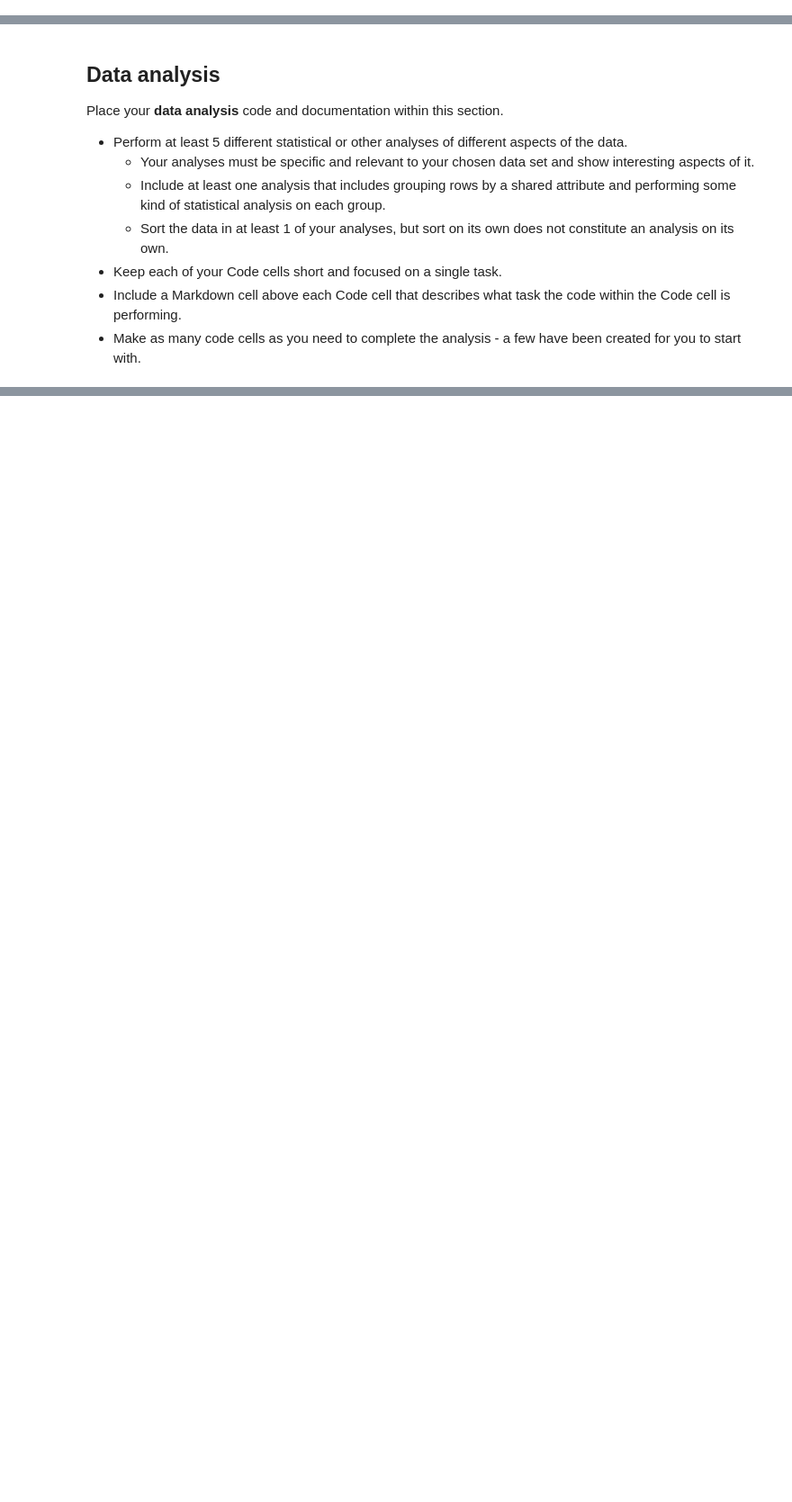
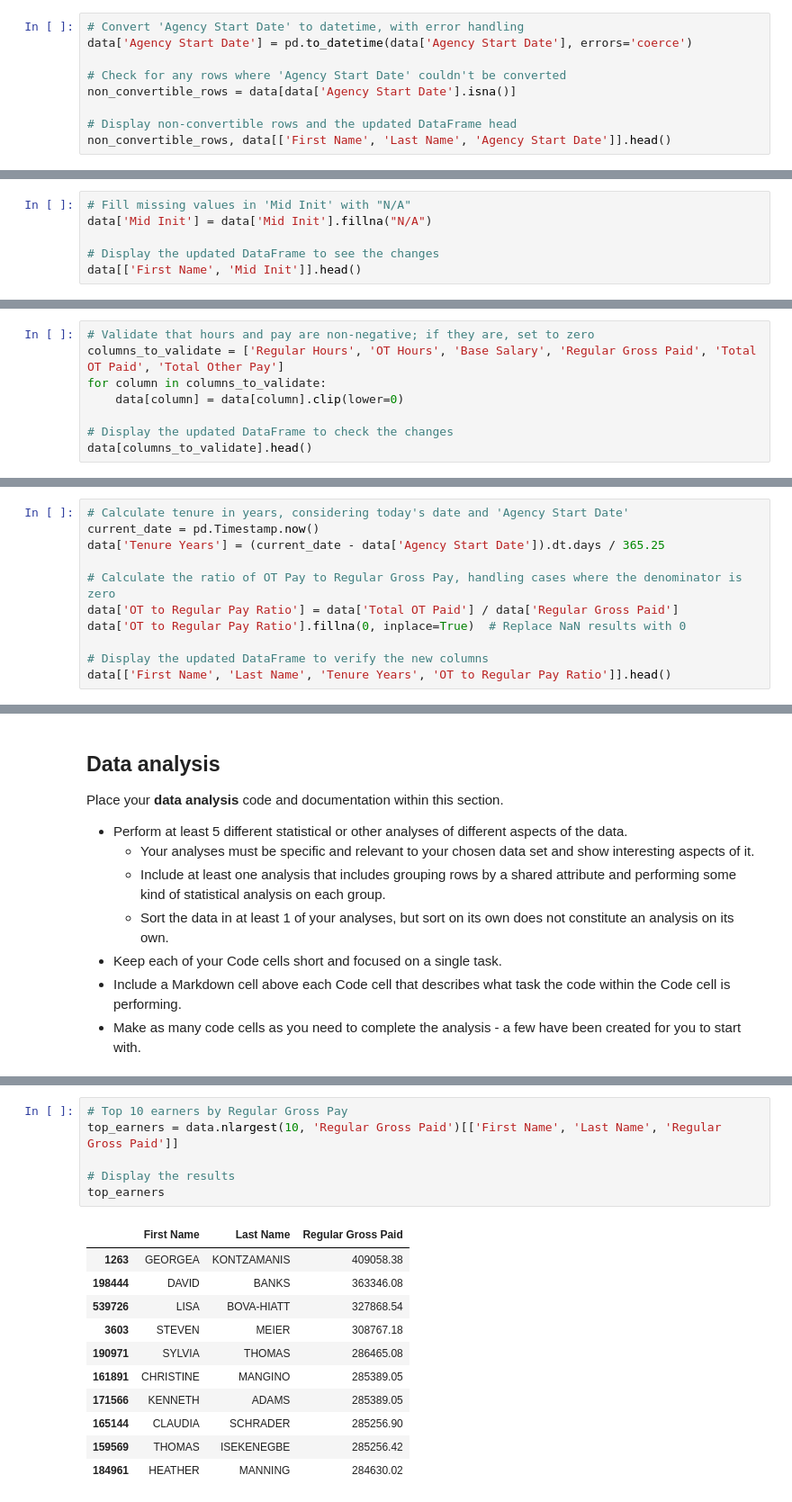
Before and after one commit to dbdesign-students-spring2024/8-pandas-exploration-MichaelJiang3174, a Jupyter notebook: analysis.ipynb, the cells around one changed output, grey strips where cells are left out. Shown at 90% size. Drawn from its saved outputs; the diff is of its cells as text; blank space fills up the shorter version.

```diff
--- a/analysis.ipynb
+++ b/analysis.ipynb
@@ -46,0 +150,9 @@ Place your **data munging** code and documentation within this section.
+# %%
+# Convert 'Agency Start Date' to datetime, with error handling
+data['Agency Start Date'] = pd.to_datetime(data['Agency Start Date'], errors='coerce')
+
+# Check for any rows where 'Agency Start Date' couldn't be converted
+non_convertible_rows = data[data['Agency Start Date'].isna()]
+
+# Display non-convertible rows and the updated DataFrame head
+non_convertible_rows, data[['First Name', 'Last Name', 'Agency Start Date']].head()
@@ -46,0 +180,6 @@ Place your **data munging** code and documentation within this section.
+# %%
+# Fill missing values in 'Mid Init' with "N/A"
+data['Mid Init'] = data['Mid Init'].fillna("N/A")
+
+# Display the updated DataFrame to see the changes
+data[['First Name', 'Mid Init']].head()
@@ -46,0 +196,8 @@ Place your **data munging** code and documentation within this section.
+# %%
+# Validate that hours and pay are non-negative; if they are, set to zero
+columns_to_validate = ['Regular Hours', 'OT Hours', 'Base Salary', 'Regular Gross Paid', 'Total OT Paid', 'Total Other Pay']
+for column in columns_to_validate:
+    data[column] = data[column].clip(lower=0)
+
+# Display the updated DataFrame to check the changes
+data[columns_to_validate].head()
@@ -46,0 +214,11 @@ Place your **data munging** code and documentation within this section.
+# %%
+# Calculate tenure in years, considering today's date and 'Agency Start Date'
+current_date = pd.Timestamp.now()
+data['Tenure Years'] = (current_date - data['Agency Start Date']).dt.days / 365.25
+
+# Calculate the ratio of OT Pay to Regular Gross Pay, handling cases where the denominator is zero
+data['OT to Regular Pay Ratio'] = data['Total OT Paid'] / data['Regular Gross Paid']
+data['OT to Regular Pay Ratio'].fillna(0, inplace=True)  # Replace NaN results with 0
+
+# Display the updated DataFrame to verify the new columns
+data[['First Name', 'Last Name', 'Tenure Years', 'OT to Regular Pay Ratio']].head()
@@ -56,0 +301,18 @@ Place your **data analysis** code and documentation within this section.
+# %%
+# Top 10 earners by Regular Gross Pay
+top_earners = data.nlargest(10, 'Regular Gross Paid')[['First Name', 'Last Name', 'Regular Gross Paid']]
+
+# Display the results
+top_earners
+# %% [output]
+|  | First Name | Last Name | Regular Gross Paid |
+| 1263 | GEORGEA | KONTZAMANIS | 409058.38 |
+| 198444 | DAVID | BANKS | 363346.08 |
+| 539726 | LISA | BOVA-HIATT | 327868.54 |
+| 3603 | STEVEN | MEIER | 308767.18 |
+| 190971 | SYLVIA | THOMAS | 286465.08 |
+| 161891 | CHRISTINE | MANGINO | 285389.05 |
+| 171566 | KENNETH | ADAMS | 285389.05 |
+| 165144 | CLAUDIA | SCHRADER | 285256.90 |
+| 159569 | THOMAS | ISEKENEGBE | 285256.42 |
+| 184961 | HEATHER | MANNING | 284630.02 |
```
Also changed, not shown: parts of 29 cells of this notebook.
